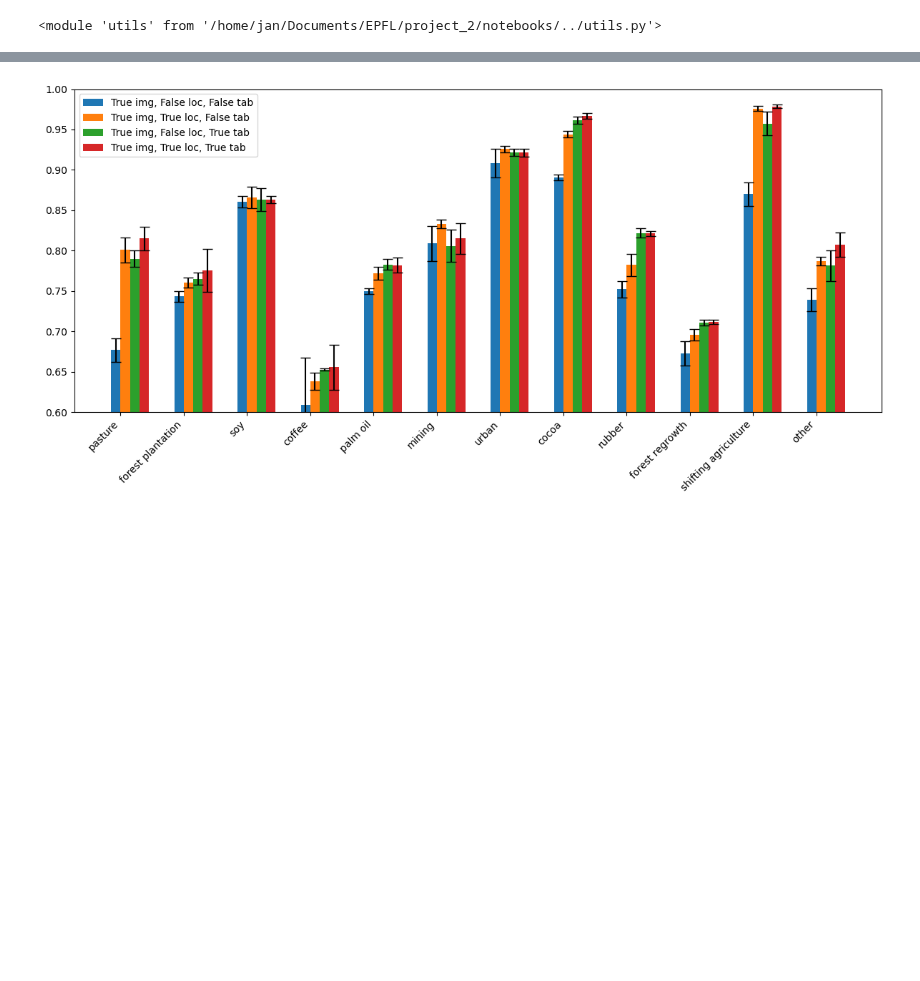
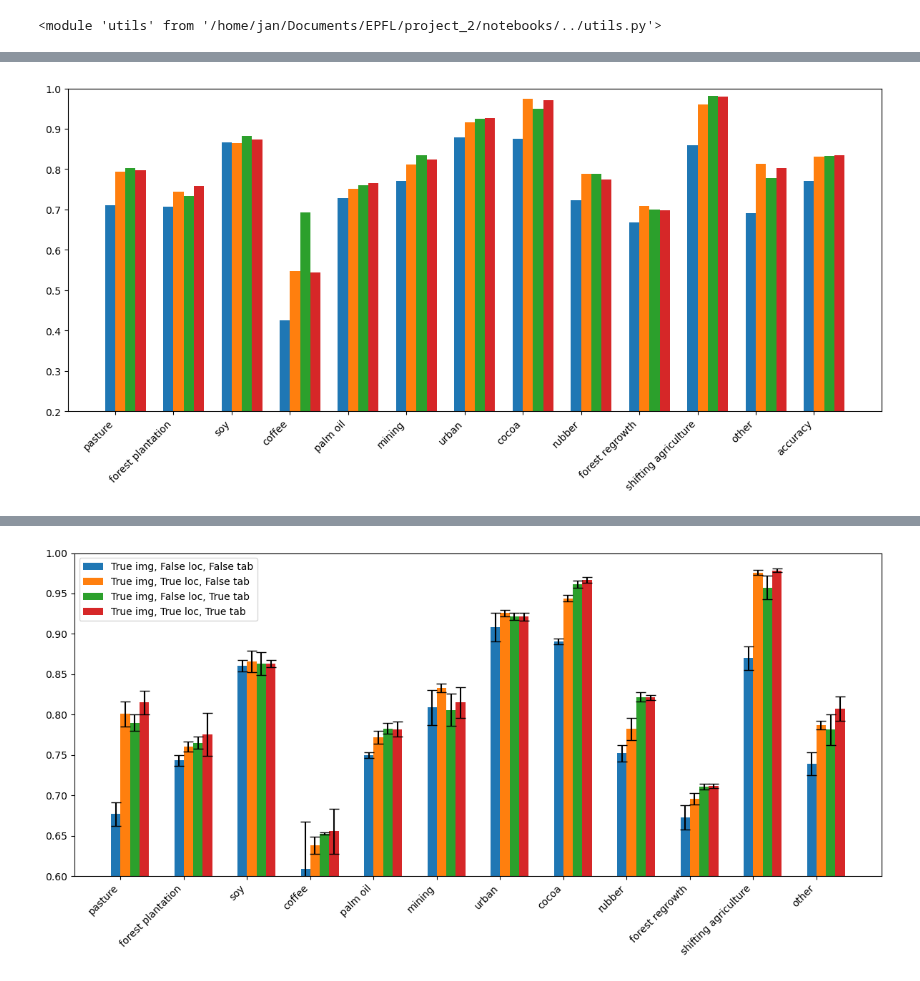
Before and after one commit to janpisl/location-encoding, a Jupyter notebook: notebooks/wandb_eval-refactor.ipynb, the cells around one changed output, grey strips where cells are left out. Cells and saved outputs as stored; diff of their text form; code cells hidden in the pictures; blank space fills up the shorter version.

```diff
--- a/notebooks/wandb_eval-refactor.ipynb
+++ b/notebooks/wandb_eval-refactor.ipynb
@@ -254,0 +310,4 @@ plt.show()
+# %%
+plot_metrics(models_500_per_class)
+# %% [output]
+[figure, added]
```
Also changed, not shown: parts of 34 cells of this notebook, 5 other files.
